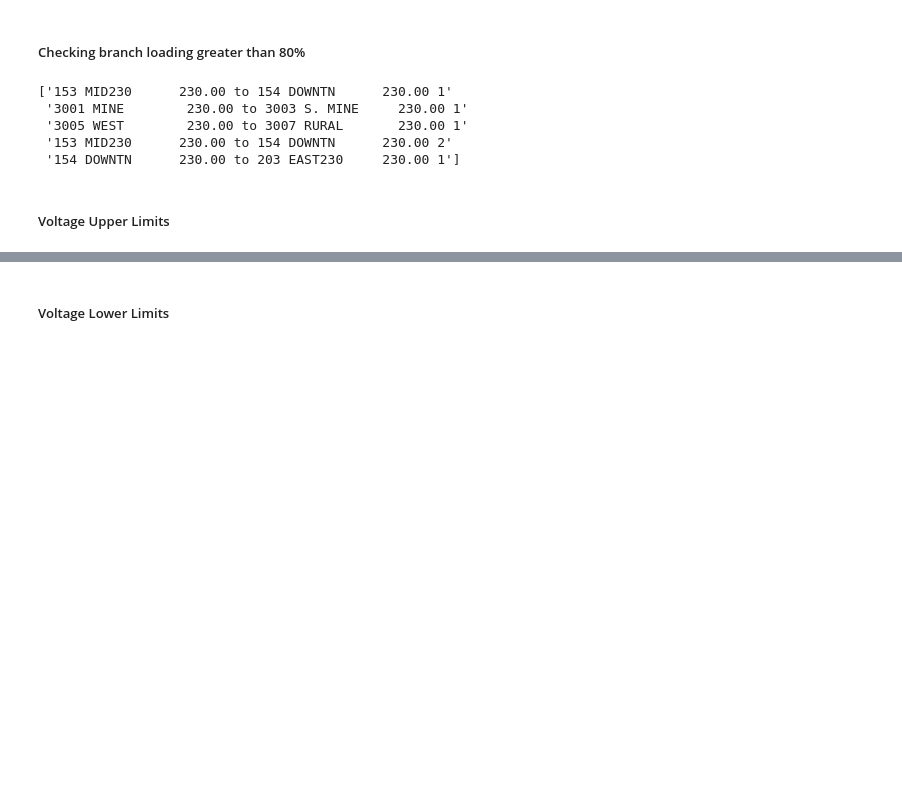
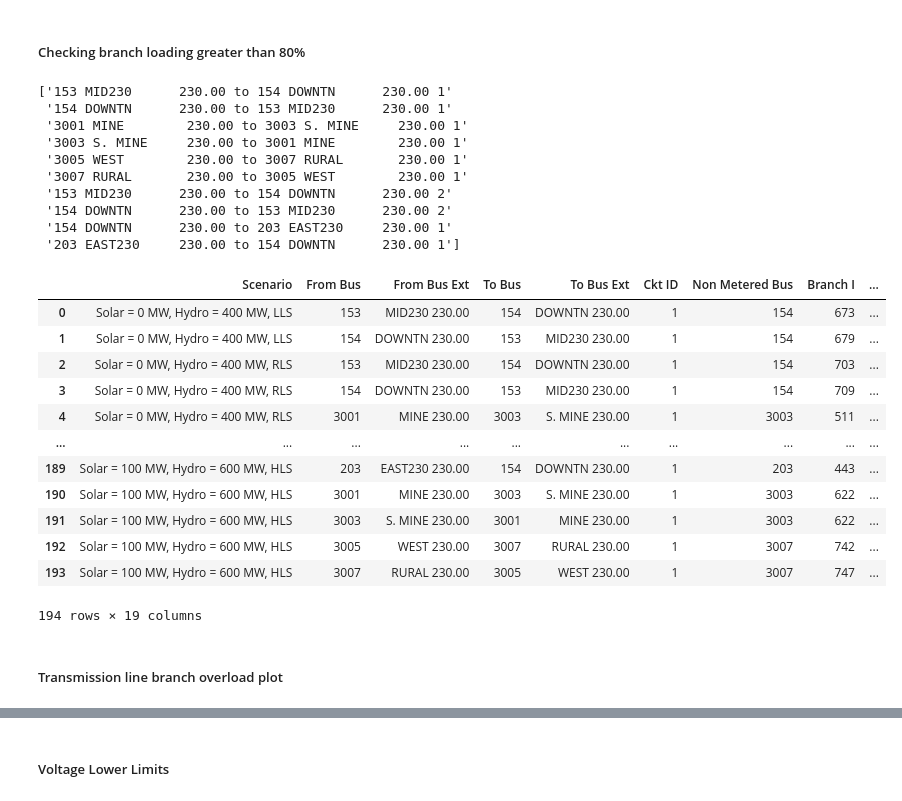
Before and after one commit to jessla89/PSSE-Data-Extraction, a Jupyter notebook: limit_checking_Topology_3.ipynb, the cells around one changed output, grey strips where cells are left out. Drawn from its saved outputs; the diff is of its cells as text; code cells hidden in the pictures; blank space fills up the shorter version.

```diff
--- a/limit_checking_Topology_3.ipynb
+++ b/limit_checking_Topology_3.ipynb
@@ -83,21 +158,37 @@ for list_out in list_output_scenario:
 # %% [markdown]
 ##### Checking branch loading greater than 80%
 # %%
-branch_loading = data_all[data_all['From Bus V'] == data_all['To Bus V']].reset_index(drop=True)
 branch_overload = branch_loading[branch_loading['%I'] > 80.0].reset_index(drop=True)
 branch_overload['Branch'] = branch_overload['From Bus'].astype(str) + ' ' + branch_overload['From Bus Ext'] + ' to ' + \
 branch_overload['To Bus'].astype(str) + ' '+ branch_overload['To Bus Ext'] + ' ' + branch_overload['Ckt ID'].astype(str)
 list_branch = branch_overload['Branch'].unique()
-len(list_branch)
 print(list_branch)
-# for branch in list_branch:
-#     load = list(branch_overload[branch_overload['Branch'] == branch])
-#     display(len(load))
 # %% [output]
 ['153 MID230      230.00 to 154 DOWNTN      230.00 1'
+ '154 DOWNTN      230.00 to 153 MID230      230.00 1'
  '3001 MINE        230.00 to 3003 S. MINE     230.00 1'
+ '3003 S. MINE     230.00 to 3001 MINE        230.00 1'
  '3005 WEST        230.00 to 3007 RURAL       230.00 1'
+ '3007 RURAL       230.00 to 3005 WEST        230.00 1'
  '153 MID230      230.00 to 154 DOWNTN      230.00 2'
- '154 DOWNTN      230.00 to 203 EAST230     230.00 1']
+ '154 DOWNTN      230.00 to 153 MID230      230.00 2'
+ '154 DOWNTN      230.00 to 203 EAST230     230.00 1'
+ '203 EAST230     230.00 to 154 DOWNTN      230.00 1']
-# %% [markdown]
-##### Voltage Upper Limits
+# %%
+branch_overload
+# %% [output]
+|  | Scenario | From Bus | From Bus Ext | To Bus | To Bus Ext | Ckt ID | Non Metered Bus | Branch I | ... |
+| 0 | Solar = 0 MW, Hydro = 400 MW, LLS | 153 | MID230 230.00 | 154 | DOWNTN 230.00 | 1 | 154 | 673 | ... |
+| 1 | Solar = 0 MW, Hydro = 400 MW, LLS | 154 | DOWNTN 230.00 | 153 | MID230 230.00 | 1 | 154 | 679 | ... |
+| 2 | Solar = 0 MW, Hydro = 400 MW, RLS | 153 | MID230 230.00 | 154 | DOWNTN 230.00 | 1 | 154 | 703 | ... |
+| 3 | Solar = 0 MW, Hydro = 400 MW, RLS | 154 | DOWNTN 230.00 | 153 | MID230 230.00 | 1 | 154 | 709 | ... |
+| 4 | Solar = 0 MW, Hydro = 400 MW, RLS | 3001 | MINE 230.00 | 3003 | S. MINE 230.00 | 1 | 3003 | 511 | ... |
+| ... | ... | ... | ... | ... | ... | ... | ... | ... | ... |
+| 189 | Solar = 100 MW, Hydro = 600 MW, HLS | 203 | EAST230 230.00 | 154 | DOWNTN 230.00 | 1 | 203 | 443 | ... |
+| 190 | Solar = 100 MW, Hydro = 600 MW, HLS | 3001 | MINE 230.00 | 3003 | S. MINE 230.00 | 1 | 3003 | 622 | ... |
+| 191 | Solar = 100 MW, Hydro = 600 MW, HLS | 3003 | S. MINE 230.00 | 3001 | MINE 230.00 | 1 | 3003 | 622 | ... |
+| 192 | Solar = 100 MW, Hydro = 600 MW, HLS | 3005 | WEST 230.00 | 3007 | RURAL 230.00 | 1 | 3007 | 742 | ... |
+| 193 | Solar = 100 MW, Hydro = 600 MW, HLS | 3007 | RURAL 230.00 | 3005 | WEST 230.00 | 1 | 3007 | 747 | ... |
+194 rows × 19 columns
+# %% [markdown]
+##### Transmission line branch overload plot
```
Also changed, not shown: parts of 45 cells of this notebook.
